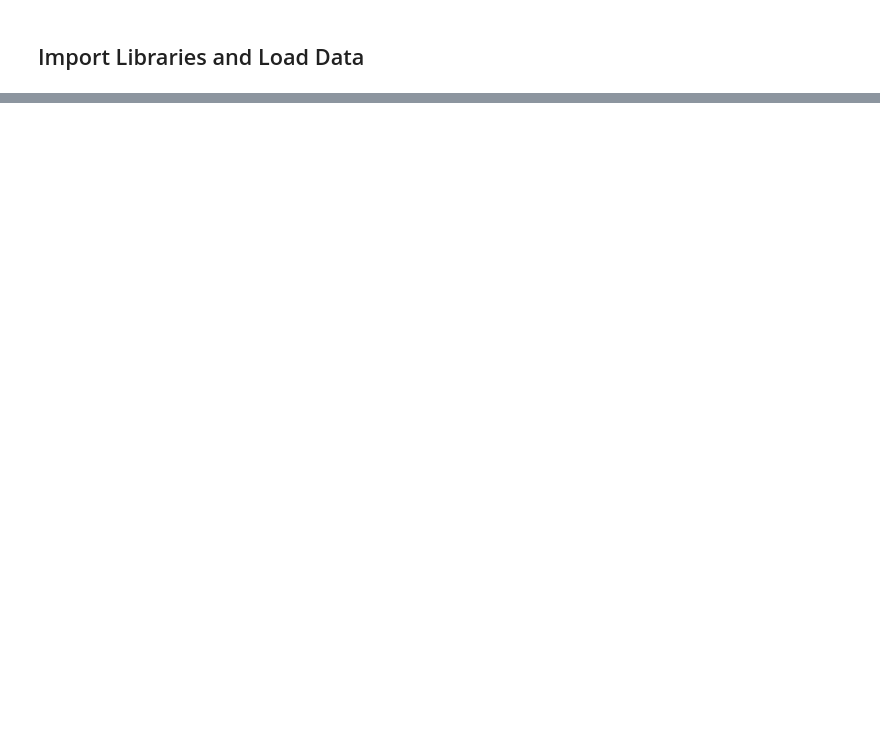
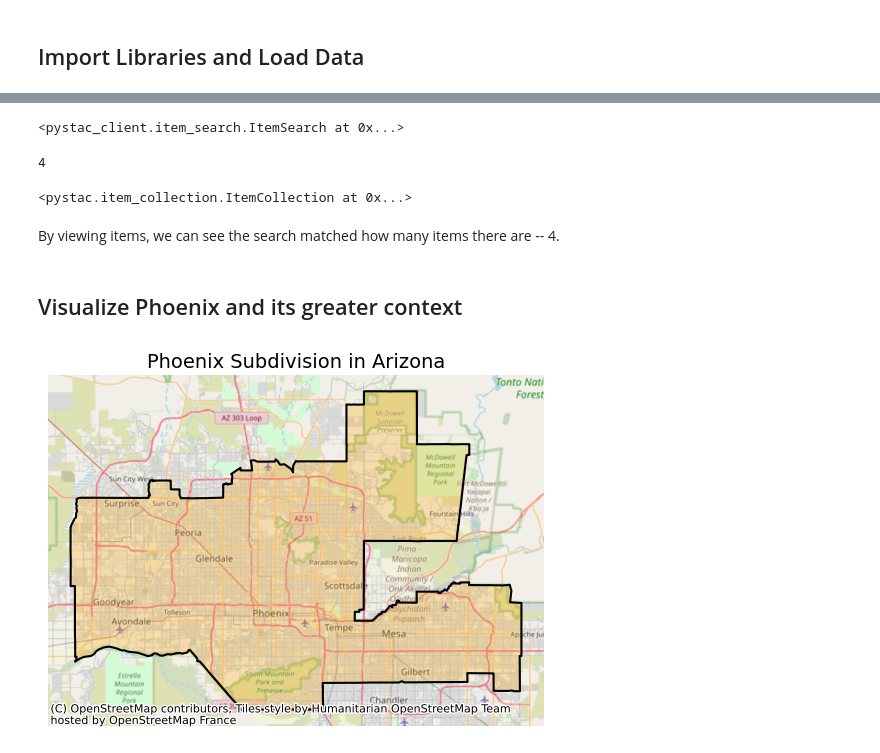
Before and after one commit to kimberleewong/eds220-biodiversity-intactness, a Jupyter notebook: biodiversity_intactness_index.ipynb, the cells around one changed output, grey strips where cells are left out. Cells and saved outputs as stored; diff of their text form; code cells hidden in the pictures; blank space fills up the shorter version.

```diff
--- a/biodiversity_intactness_index.ipynb
+++ b/biodiversity_intactness_index.ipynb
@@ -56,0 +143,69 @@ catalog = Client.open(
+# %%
+# Access the specific 'io_biodiversity' collection #
+
+# Temporal range of interest
+time_range = "2017-01-01/2023-01-01"
+
+# Set bounding box given
+bbox = {
+    "type": "Polygon",
+    "coordinates":[
+        [
+            [-112.826843, 33.863574],
+            [-112.826843, 32.974108],
+            [-111.184387, 32.974108],
+            [-111.184387, 33.863574],
+            [-112.826843, 33.863574]
+        ]
+    ],
+}
+
+# Catalog search
+search = catalog.search(
+    collections = ['io-biodiversity'],
+    intersects = bbox,
+    datetime = time_range)
+search
+# %% [output]
+<pystac_client.item_search.ItemSearch at 0x...>
+# %%
+# Retrieve search items
+items = search.item_collection()
+len(items)
+# %% [output]
+4
+# %%
+items
+# %% [output]
+<pystac.item_collection.ItemCollection at 0x...>
+# %% [markdown]
+By viewing items, we can see the search matched how many items there are -- 4.
+# %% [markdown]
+## Visualize Phoenix and its greater context
+# %%
+# Plot Phoenix on top of a basemap for contextualization. #
+
+# Initialize figure
+fig, ax = plt.subplots()
+
+# Remove the axis for a cleaner map
+ax.axis('off')
+
+# Plot Phoenix boundary
+phoenix_shp.boundary.plot(ax=ax, color = 'black')
+
+# Plot Phoenix fill
+phoenix_shp.plot(ax=ax,
+                color='orange',
+                alpha=0.25)
+
+# Add a basemap with a specified CRS to match Phoenix
+ctx.add_basemap(ax, crs = phoenix_shp.crs)
+
+# Set title and axes labels
+ax.set_title('Phoenix Subdivision in Arizona',
+            fontsize=14)
+
+plt.show()
+# %% [output]
+[figure, added]
```
Also changed, not shown: parts of 15 cells of this notebook, 7 other files.
